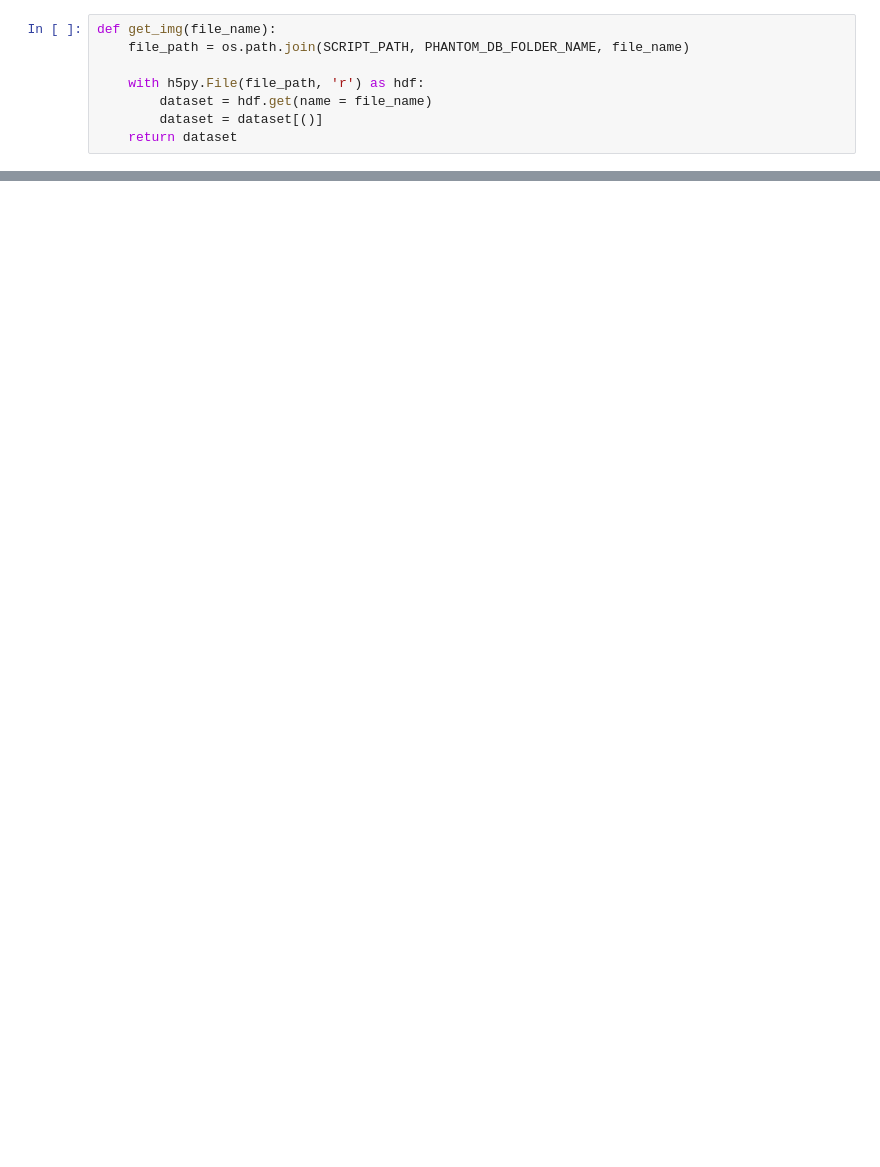
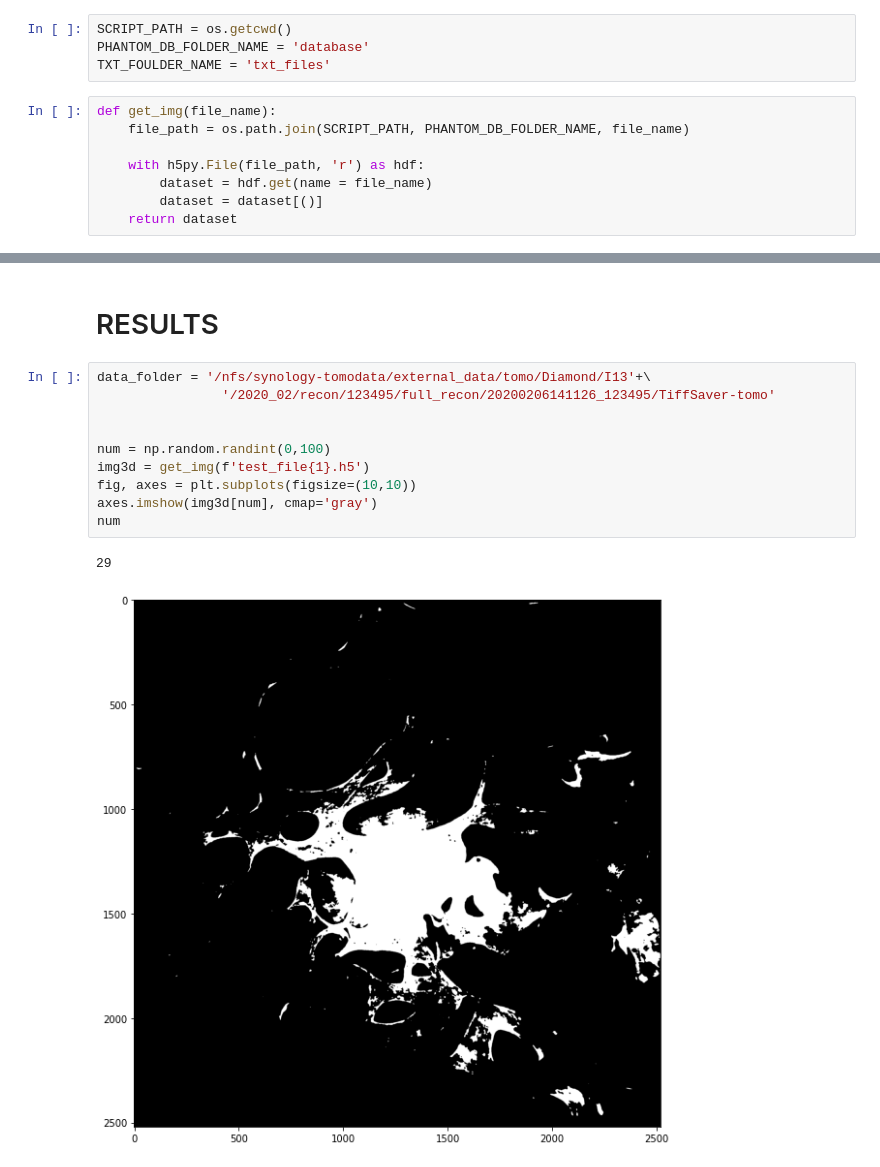
Before and after one commit to ankhafizov/porous_implants, a Jupyter notebook: viewer.ipynb, the cells around one changed output, grey strips where cells are left out. Drawn from its saved outputs; the diff is of its cells as text; blank space fills up the shorter version.

```diff
--- a/viewer.ipynb
+++ b/viewer.ipynb
@@ -4,3 +9,7 @@ import matplotlib.pyplot as plt
+# %%
+SCRIPT_PATH = os.getcwd()
+PHANTOM_DB_FOLDER_NAME = 'database'
+TXT_FOULDER_NAME = 'txt_files'
 # %%
 def get_img(file_name):
     file_path = os.path.join(SCRIPT_PATH, PHANTOM_DB_FOLDER_NAME, file_name)
@@ -17,0 +66,15 @@ NameError: name '__file__' is not defined
+# %% [markdown]
+# RESULTS
+# %%
+data_folder = '/nfs/synology-tomodata/external_data/tomo/Diamond/I13'+\
+                '/2020_02/recon/123495/full_recon/20200206141126_123495/TiffSaver-tomo'
+
+
+num = np.random.randint(0,100)
+img3d = get_img(f'test_file{1}.h5')
+fig, axes = plt.subplots(figsize=(10,10))
+axes.imshow(img3d[num], cmap='gray')
+num
+# %% [output]
+29
+[figure, added]
```
Also changed, not shown: parts of 8 cells of this notebook, 1 other file.
